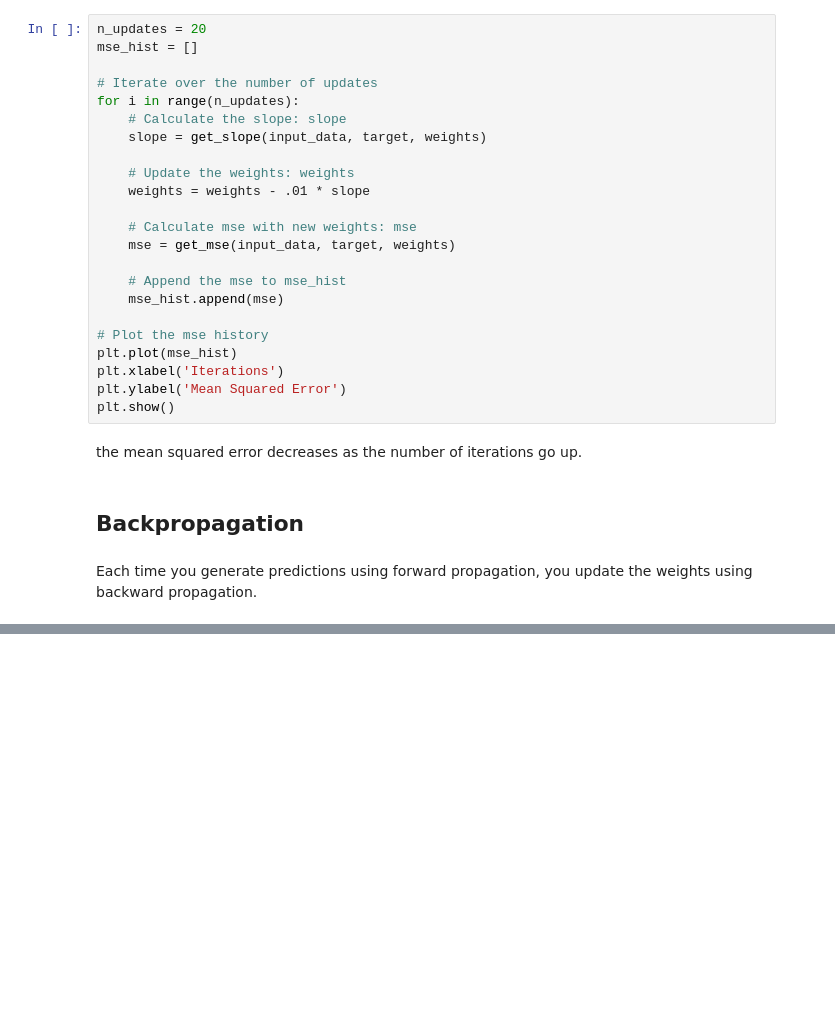
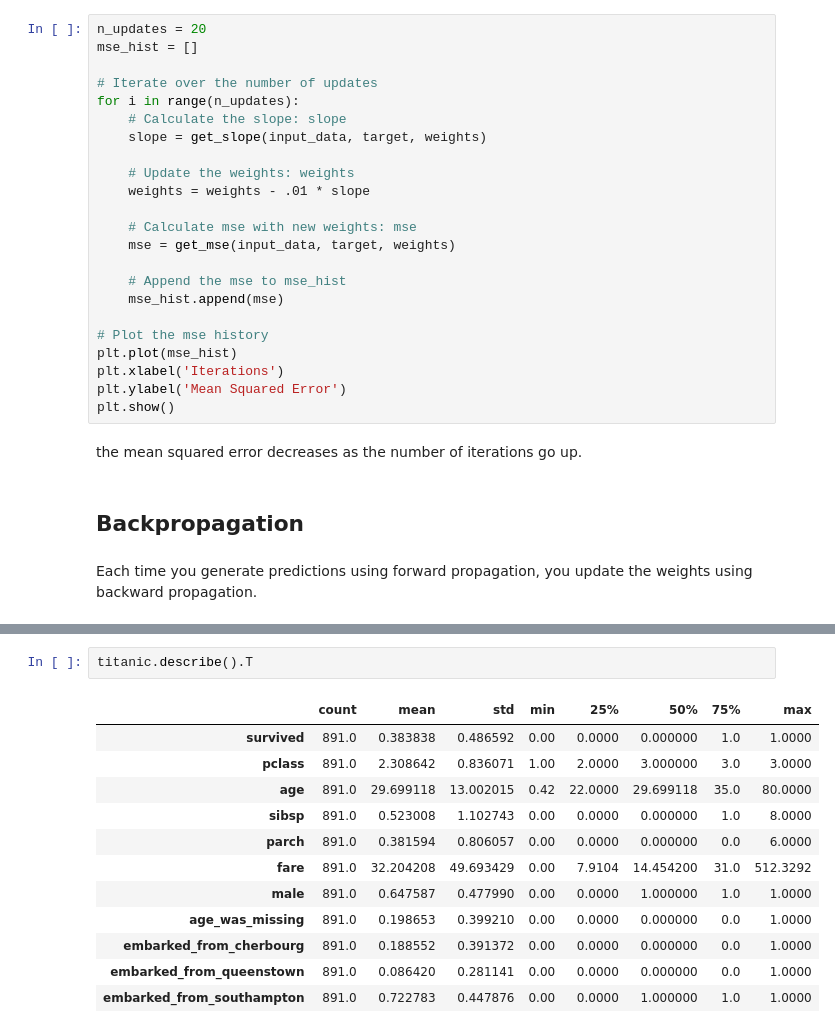
Before and after one commit to VictorOmondi1997/Introduction-to-Deep-Learning-in-Python, a Jupyter notebook: Introduction to Deep Learning in Python.ipynb, the cells around one changed output, grey strips where cells are left out. Drawn from its saved outputs; the diff is of its cells as text; blank space fills up the shorter version.

```diff
--- a/Introduction to Deep Learning in Python.ipynb
+++ b/Introduction to Deep Learning in Python.ipynb
@@ -432,0 +618,15 @@ Each time you generate predictions using forward propagation, you update the wei
+# %%
+titanic.describe().T
+# %% [output]
+|  | count | mean | std | min | 25% | 50% | 75% | max |
+| survived | 891.0 | 0.383838 | 0.486592 | 0.00 | 0.0000 | 0.000000 | 1.0 | 1.0000 |
+| pclass | 891.0 | 2.308642 | 0.836071 | 1.00 | 2.0000 | 3.000000 | 3.0 | 3.0000 |
+| age | 891.0 | 29.699118 | 13.002015 | 0.42 | 22.0000 | 29.699118 | 35.0 | 80.0000 |
+| sibsp | 891.0 | 0.523008 | 1.102743 | 0.00 | 0.0000 | 0.000000 | 1.0 | 8.0000 |
+| parch | 891.0 | 0.381594 | 0.806057 | 0.00 | 0.0000 | 0.000000 | 0.0 | 6.0000 |
+| fare | 891.0 | 32.204208 | 49.693429 | 0.00 | 7.9104 | 14.454200 | 31.0 | 512.3292 |
+| male | 891.0 | 0.647587 | 0.477990 | 0.00 | 0.0000 | 1.000000 | 1.0 | 1.0000 |
+| age_was_missing | 891.0 | 0.198653 | 0.399210 | 0.00 | 0.0000 | 0.000000 | 0.0 | 1.0000 |
+| embarked_from_cherbourg | 891.0 | 0.188552 | 0.391372 | 0.00 | 0.0000 | 0.000000 | 0.0 | 1.0000 |
+| embarked_from_queenstown | 891.0 | 0.086420 | 0.281141 | 0.00 | 0.0000 | 0.000000 | 0.0 | 1.0000 |
+| embarked_from_southampton | 891.0 | 0.722783 | 0.447876 | 0.00 | 0.0000 | 1.000000 | 1.0 | 1.0000 |
```
Also changed, not shown: parts of 45 cells of this notebook, 3 other files.
